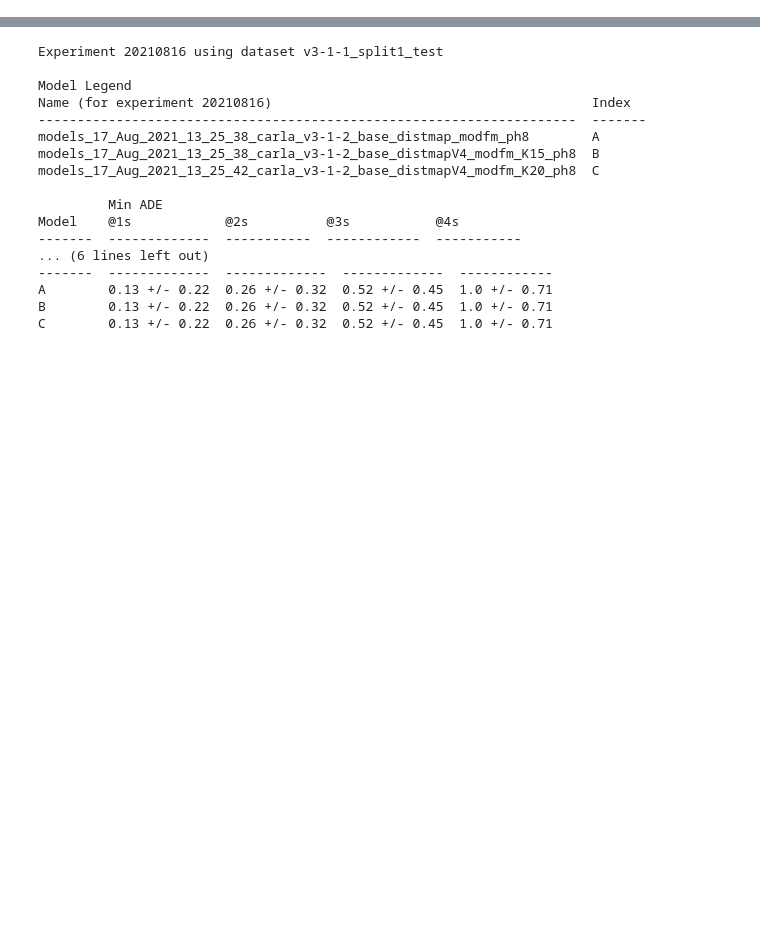
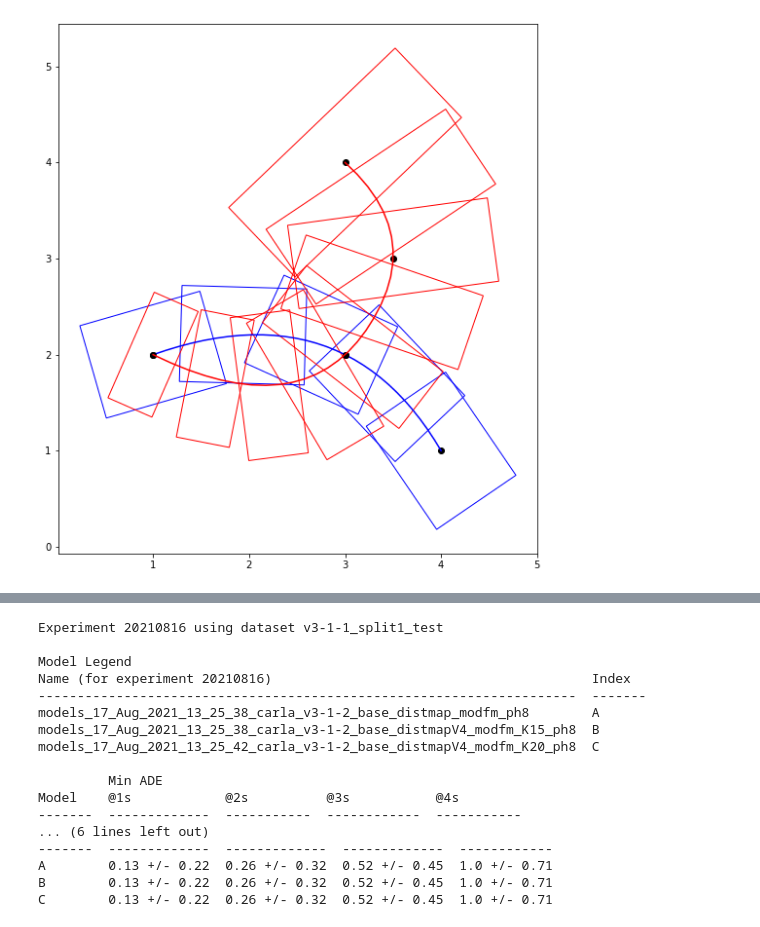
Before and after one commit to fireofearth/document, a Jupyter notebook: python/doc.composite.ipynb, the cells around one changed output, grey strips where cells are left out. Drawn from its saved outputs; the diff is of its cells as text; code cells hidden in the pictures; blank space fills up the shorter version.

```diff
--- a/python/doc.composite.ipynb
+++ b/python/doc.composite.ipynb
@@ -25,0 +90,74 @@ pp = pprint.PrettyPrinter(indent=4)
+# %%
+# Generate boxes on an interpolated spline
+def get_vertices_from_centers_and_lws(centers, theta, lw):
+    lws = np.repeat(lw[None], centers.shape[0], axis=0) if lw.ndim == 1 else lw
+    thetas = np.full(centers.shape[0], theta) if np.ndim(theta) == 0 else theta
+    C = np.cos(thetas)
+    S = np.sin(thetas)
+    rot11 = np.stack((-C,  S), axis=-1)
+    rot12 = np.stack((-S, -C), axis=-1)
+    rot21 = np.stack((-C, -S), axis=-1)
+    rot22 = np.stack((-S,  C), axis=-1)
+    rot31 = np.stack(( C, -S), axis=-1)
+    rot32 = np.stack(( S,  C), axis=-1)
+    rot41 = np.stack(( C,  S), axis=-1)
+    rot42 = np.stack(( S, -C), axis=-1)
+    # Rot has shape (N, 8, 2)
+    Rot = np.stack((rot11, rot12, rot21, rot22, rot31, rot32, rot41, rot42), axis=1)
+    # disp has shape (N, 8)
+    disp = 0.5 * np.einsum("...jk, ...k ->...j", Rot, lws)
+    # centers has shape (N, 8)
+    centers = np.tile(centers, (4,))
+    return np.reshape(centers + disp, (-1,4,2))
+
+def interp_and_sample(points, n, interpolation='quadratic'):
+    distance = np.cumsum(np.sqrt(np.sum( np.diff(points, axis=0)**2, axis=1)))
+    distance = np.insert(distance, 0, 0)/distance[-1]
+    interpolator =  scipy.interpolate.interp1d(distance, points, kind='quadratic', axis=0)
+    return interpolator(np.linspace(0, 1, n))
+
+def place_rectangles_on_intep_curve(points, n, lws, thetas=None, interpolation='quadratic'):
+    interp_points = interp_and_sample(points, 2*n - 1, interpolation='quadratic')
+    if thetas is None:
+        X = interp_points[:2*n-2].reshape(-1, 2, 2).astype(complex)
+        X = X[:, 1, :] - X[:, 0, :]
+        X = X[:, 0] + 1j*X[:, 1]
+        thetas = np.angle(X)
+        X = interp_points[-2] - interp_points[-1]
+        thetas = np.concatenate((thetas, [np.angle(X[0] + 1j*X[1])]))
+    centers = interp_points[::2]
+    return get_vertices_from_centers_and_lws(centers, thetas, lws)
+
+fig, ax = plt.subplots(figsize=(10, 10))
+
+points = np.array([
+        [1, 2],
+        [3, 2],
+        [4, 1]])
+ax.plot(*points.T, 'ok');
+interp_points = interp_and_sample(points, 30)
+ax.plot(*interp_points.T, '-b');
+vertex_set = place_rectangles_on_intep_curve(points, 5, np.array([1.3, 1]))
+
+for vertices in vertex_set:
+    patch = patches.Polygon(vertices, closed=True, color='blue', fc='none')
+    ax.add_patch(patch)
+
+points = np.array([
+        [1, 2],
+        [3, 2],
+        [3.5, 3],
+        [3, 4]])
+ax.plot(*points.T, 'ok');
+interp_points = interp_and_sample(points, 30)
+ax.plot(*interp_points.T, '-r');
+lws = util.kronecker_mul_vectors(np.array([0.5, 1.2]), np.linspace(1., 2., 9))
+vertex_set = place_rectangles_on_intep_curve(points, 9, lws)
+
+for vertices in vertex_set:
+    patch = patches.Polygon(vertices, closed=True, color='red', fc='none')
+    ax.add_patch(patch)
+
+ax.set_aspect('equal')
+# %% [output]
+[figure, added]
```
Also changed, not shown: parts of 10 cells of this notebook, 8 other files.
